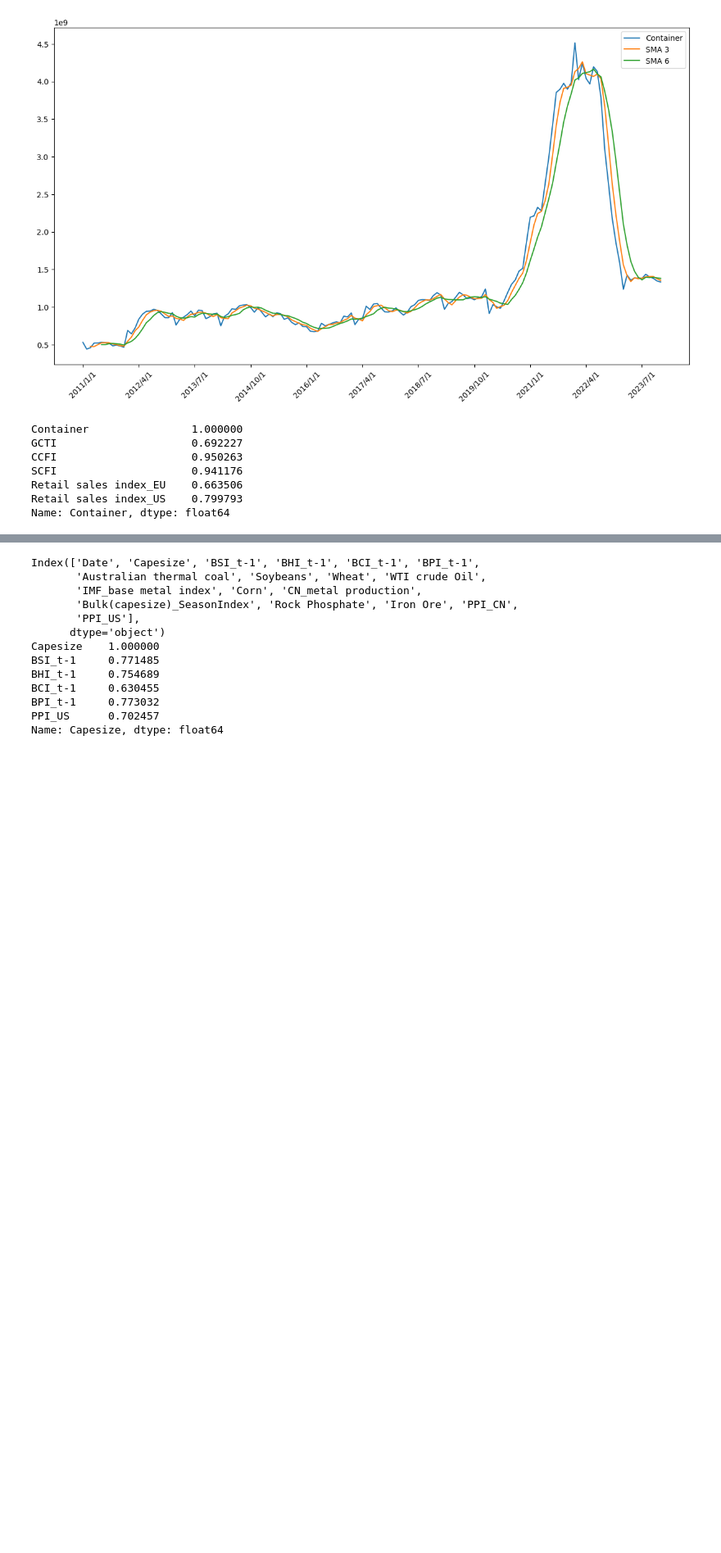
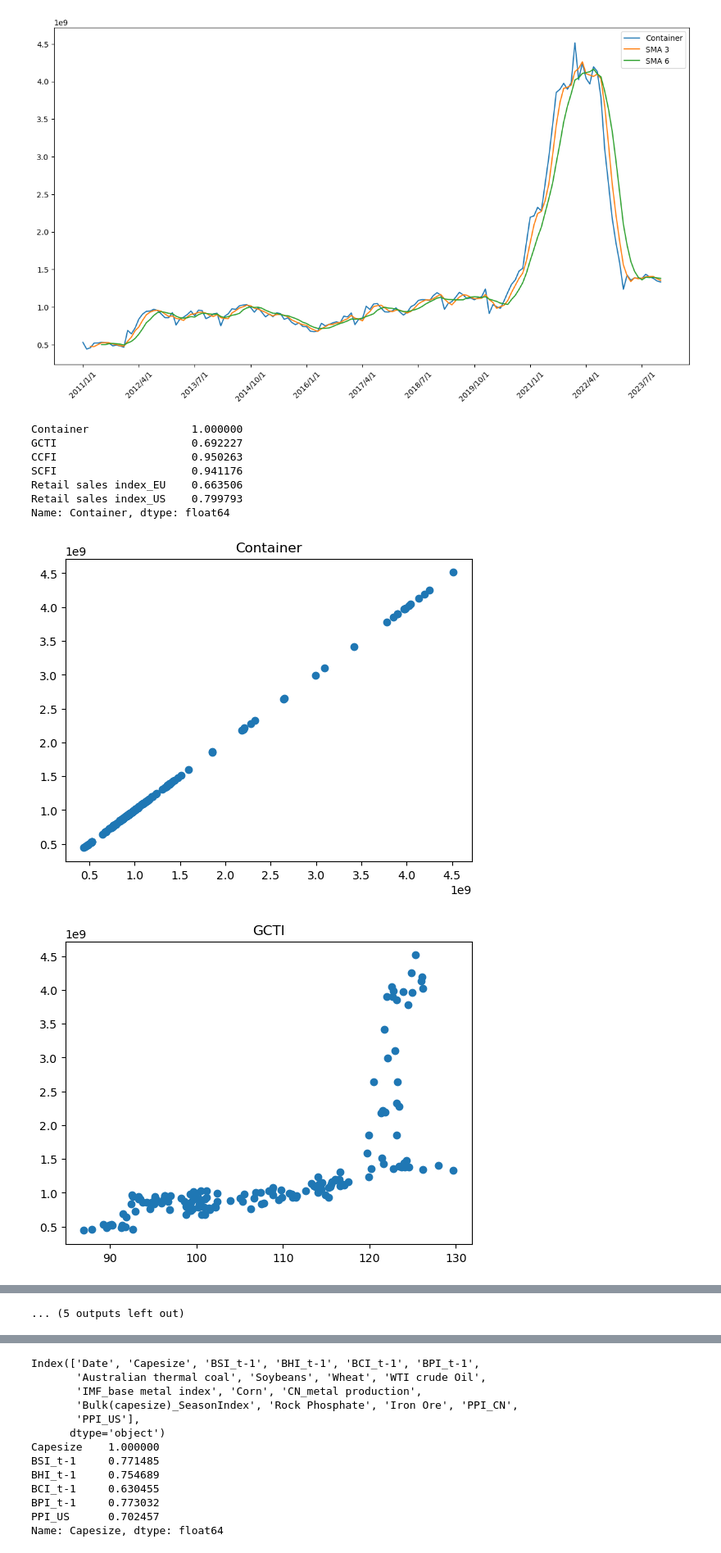
Before and after one commit to milliax/production_and_operation_management, a Jupyter notebook: HW2/process.ipynb, the cells around one changed output, grey strips where cells are left out. Shown at 82% size. Saved outputs shown, nothing was run; the diff lists cells and outputs as text; code cells hidden in the pictures; blank space fills up the shorter version.

```diff
--- a/HW2/process.ipynb
+++ b/HW2/process.ipynb
@@ -45,26 +46,44 @@ Index(['Date', 'Container', 'GCTI', 'CCFI', 'SCFI', 'IPI_TW',
 # %%
 """ Still Question 1 """
 # apply multiple linear regression (MLR) to conduct forecasting, indicate the significant predictors, R2
 
 # Getting the data
 # data = pd.read_csv('maritime.csv')
 # data = data.dropna()
 
 # Counting the corilation between the variables of each predictor without date
-data_maritime = data_maritime['Date']
+data_maritime_date = data_maritime['Date']
 x_predictors = data_maritime.drop(['Date'], axis=1)
 correlation = x_predictors.corr()["Container"]
 
 # print(correlation)
 
 print(correlation[correlation > 0.5])
 
 # TODO: Explain the results
+
+# standardizing the data
+# x = data_maritime.drop(['Container', 'Date'], axis=1)
+# y = data_maritime['Container']
+# scaler = StandardScaler().fit(data_maritime)
+# scaled = scaler.transform(data_maritime)
+
+# # printing the scaled data in scatter plot
+# plt.scatter(scaled[:, 0], scaled[:, 1])
+# plt.show()
+# plt.legend()
+
+for column in x_predictors.columns:
+    plt.scatter(data_maritime[column], data_maritime['Container'])
+    plt.title(column)
+    plt.show()
 # %% [output]
 Container                1.000000
 GCTI                     0.692227
 CCFI                     0.950263
 SCFI                     0.941176
 Retail sales index_EU    0.663506
 Retail sales index_US    0.799793
 Name: Container, dtype: float64
+[figure, added]
+[figure, added]
@@ -71,3 +99,4 @@ Name: Container, dtype: float64
+... (5 outputs left out)
 # %%
 """ Question One part 3"""
 
```
Also changed, not shown: parts of 5 cells of this notebook.
